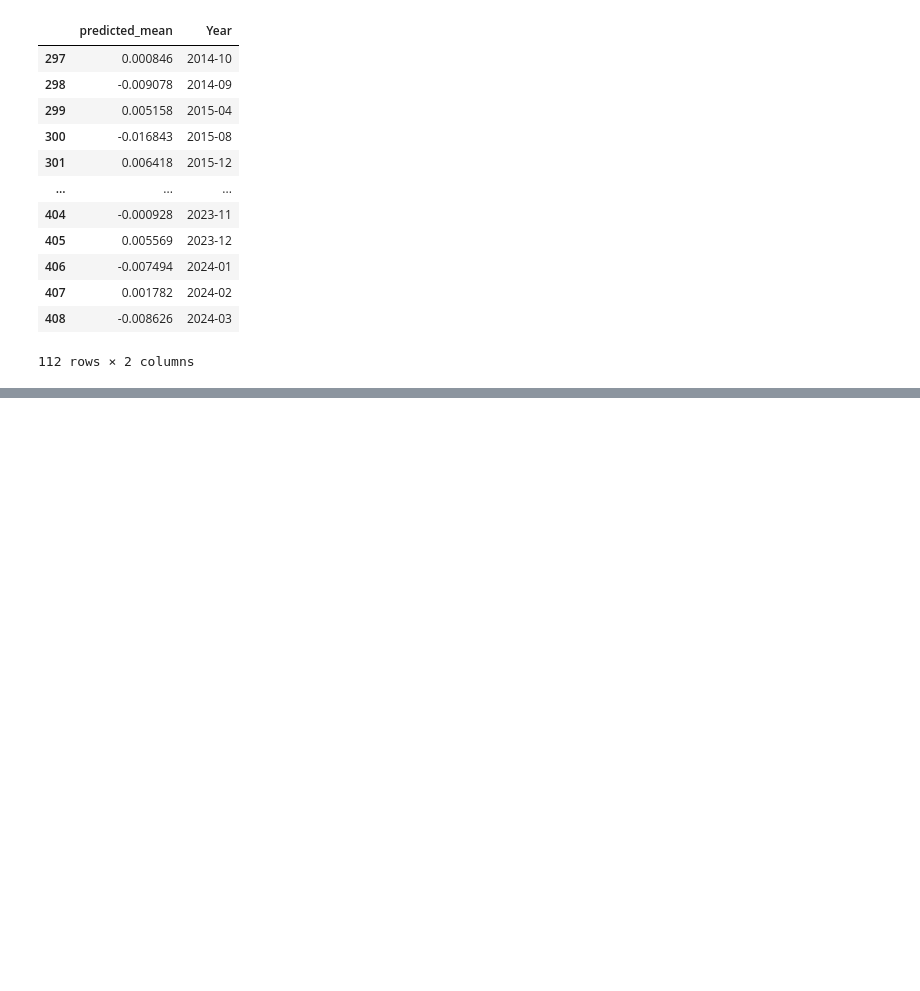
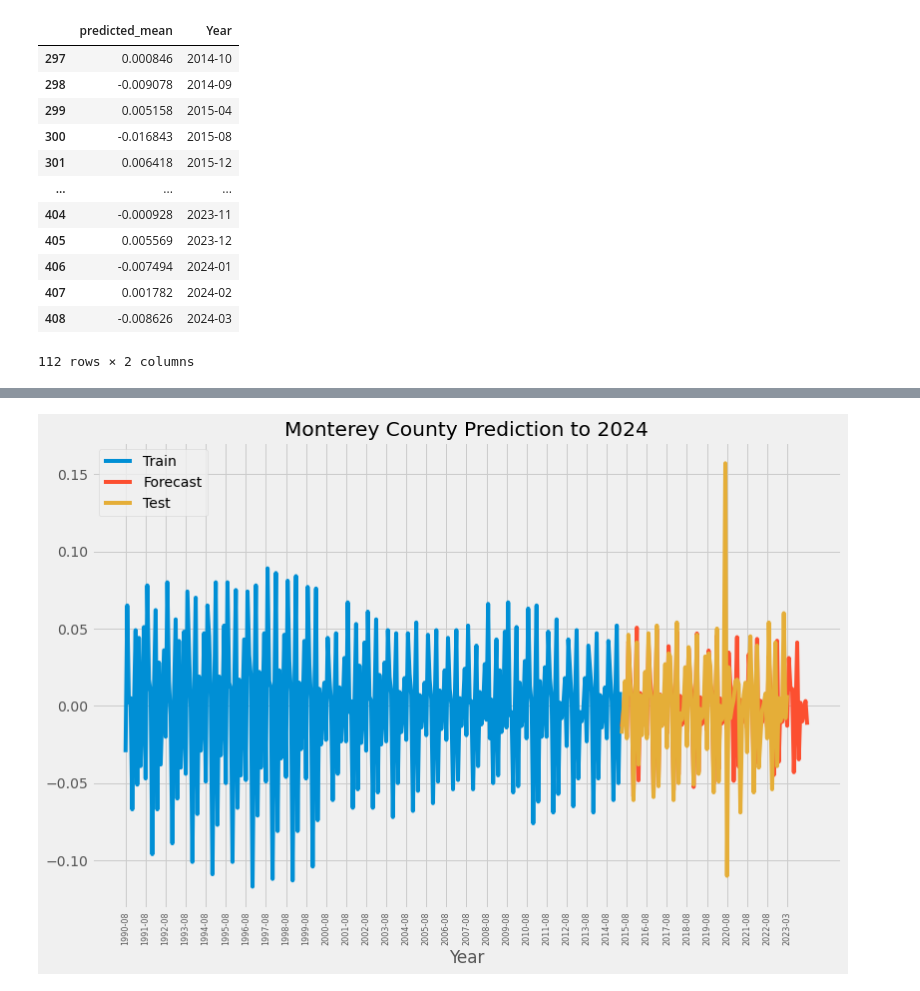
Before and after one commit to joshstruggles/Local-Area-Unemployment-Statistics-California, a Jupyter notebook: time_series_analysis.ipynb, the cells around one changed output, grey strips where cells are left out. Cells and saved outputs as stored; diff of their text form; code cells hidden in the pictures; blank space fills up the shorter version.

```diff
--- a/time_series_analysis.ipynb
+++ b/time_series_analysis.ipynb
@@ -582,0 +676,3 @@ ax.legend();
+# %%
+forecast = arma_Monterey.forecast(112)
+forecast
@@ -582,0 +732,2 @@ ax.legend();
+# %%
+forecast = pd.DataFrame(forecast)
@@ -582,0 +743,3 @@ ax.legend();
+# %%
+forecast['Year'] = list
+forecast
@@ -582,0 +760,17 @@ ax.legend();
+# %%
+forecast = forecast.set_index('Year')
+# %%
+fig, ax = plt.subplots(figsize = (12,8))
+plt.xticks(fontsize=8, rotation=90)
+xmin, xmax = ax.get_xlim()
+ax.set_xticks(np.round(np.linspace(xmin, xmax), 2))
+ax.plot(train, label = 'Train')
+ax.plot(forecast, label = 'Forecast')
+ax.plot(test, label = 'Test')
+
+ax.set_title('Monterey County Prediction to 2024')
+ax.set_xlabel('Year')
+ax.set_xticks(range(0,len(Monterey), 12))
+ax.legend();
+# %% [output]
+[figure, added]
```
Also changed, not shown: parts of 83 cells of this notebook.
